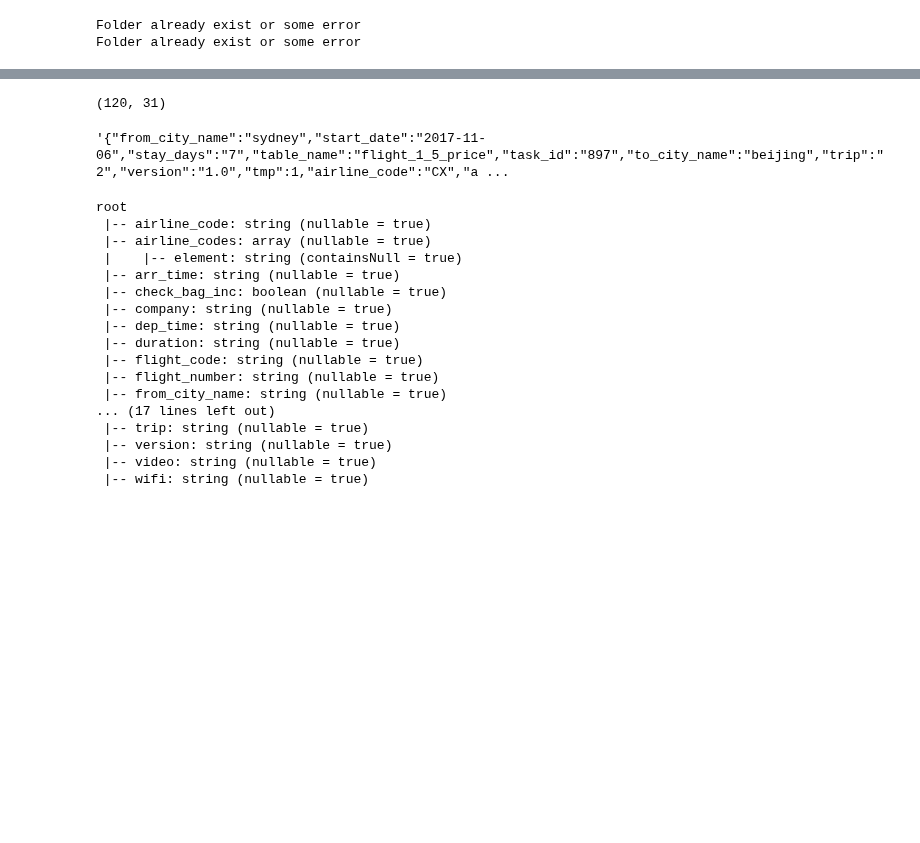
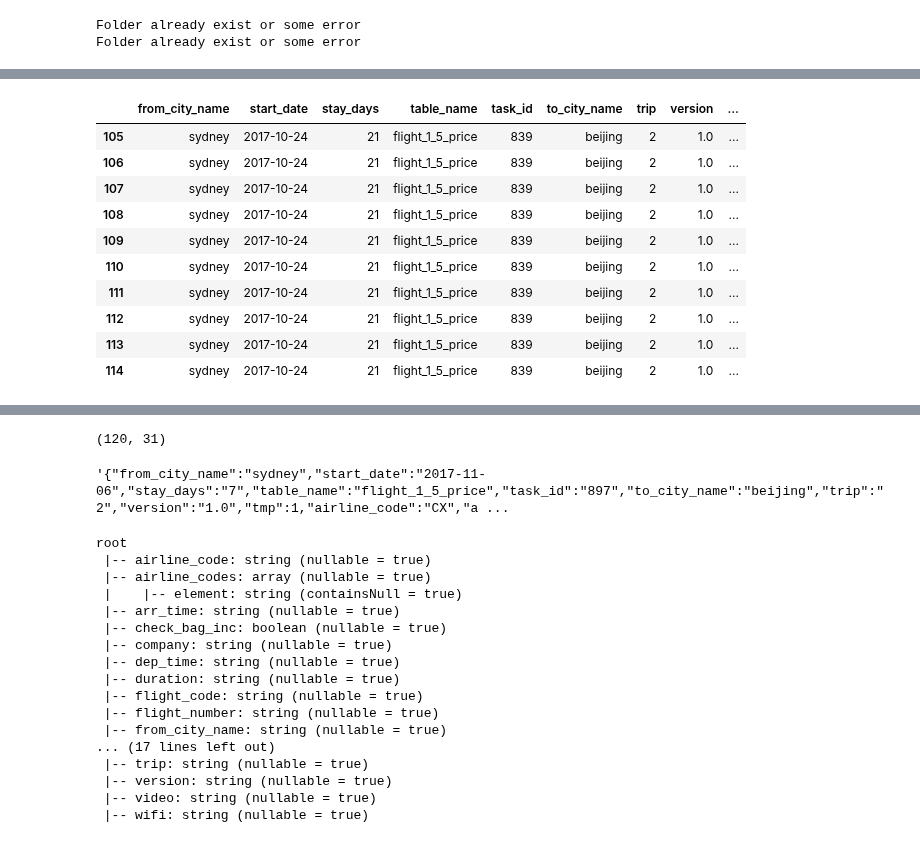
Before and after one commit to zemingyu/flight, a Jupyter notebook: test_pyspark.ipynb, the cells around one changed output, grey strips where cells are left out. Drawn from its saved outputs; the diff is of its cells as text; code cells hidden in the pictures; blank space fills up the shorter version.

Commit message:
continue working on data conversion

```diff
--- a/test_pyspark.ipynb
+++ b/test_pyspark.ipynb
@@ -196,8 +196,7 @@ os.chdir('/home/ubuntu/s3/flight_1_5/extracted')
 # json_file_name = 'flight_1_5_price_2017-05-10_2017-11-06_2_7.txt'
 # pq_file_name = os.path.join(pq_fldr, json_file_name.replace('.jsonl','.parquet'))
 
-
-json_file_name = 'flight_1_5_price_2017-05-10_2017-11-06_2_*.txt'
+json_file_name = 'flight_1_5_price_2017-05-10_2017-06-10*.txt'
 jsonl_file_name = os.path.join(comb_fldr, json_file_name.replace('.txt','.jsonl'))
 
 # 'flight_1_5_price_2017-05-[8|9|10]*.txt'
@@ -219,25 +233,45 @@ pd.options.display.max_columns = 99
 
 flat_table_list = []  # a list
 
+
+ext_fldr = '/home/ubuntu/s3/flight_1_5/extracted'
 comb_fldr = '/home/ubuntu/s3/comb'
-os.chdir(comb_fldr)
+# os.chdir(comb_fldr)
+# file_list = os.listdir(comb_fldr)
 
-jsonl_file = os.path.join(comb_fldr, json_file_name.replace('.txt','.jsonl'))
+aggDF = pd.DataFrame() #aggregate dataframe to hold all individual dataframes
 
-file_list = os.listdir(comb_fldr)
-# file_list = jsonl_file
-# print(file_list)
-
-for file in file_list:
+# for file in glob.glob(os.path.join(ext_fldr, "flight_1_5_price_2017-05-10*.txt")):
+for file in glob.glob(os.path.join(ext_fldr, "flight_1_5_price_2017-05-09*.txt")):
     with open(file) as f:
         flat_table = []  # a list
         d = json.load(f)
         flight_list = json_normalize(d['flight_list'])
         basic = json_normalize(d['basic'])
+
+        # create dataframe
+        basic2 = basic.drop('search_date', 1)
+        basic2['tmp'] = 1
+        flight_list['tmp'] = 1
+        DF = pd.merge(basic2, flight_list, on=['tmp'])
+        DF=DF.drop('tmp', 1)
+
+        # append
+        aggDF = aggDF.append(DF)
+
+# f = open("temp.jsonl", "w")
+
+# for row in DF.iterrows():
+#     row[1].to_json(f)
+#     f.write("\n")
+
+# f.close()
+
+
 #         print(basic)
 #         print(len(flight_list))
-        for flight_price in flight_list:
-            print(flight_price)
+#         for flight_price in flight_list:
+#             print(flight_price)
 #             flat_row=[]
 # #             flat_row.append(basic)
 # #             flat_row.append(flight_price)
@@ -283,0 +336,15 @@ wifi
+# %%
+testDF2 = testDF = aggDF.tail(10)
+testDF2
+# %% [output]
+|  | from_city_name | start_date | stay_days | table_name | task_id | to_city_name | trip | version | ... |
+| 105 | sydney | 2017-10-24 | 21 | flight_1_5_price | 839 | beijing | 2 | 1.0 | ... |
+| 106 | sydney | 2017-10-24 | 21 | flight_1_5_price | 839 | beijing | 2 | 1.0 | ... |
+| 107 | sydney | 2017-10-24 | 21 | flight_1_5_price | 839 | beijing | 2 | 1.0 | ... |
+| 108 | sydney | 2017-10-24 | 21 | flight_1_5_price | 839 | beijing | 2 | 1.0 | ... |
+| 109 | sydney | 2017-10-24 | 21 | flight_1_5_price | 839 | beijing | 2 | 1.0 | ... |
+| 110 | sydney | 2017-10-24 | 21 | flight_1_5_price | 839 | beijing | 2 | 1.0 | ... |
+| 111 | sydney | 2017-10-24 | 21 | flight_1_5_price | 839 | beijing | 2 | 1.0 | ... |
+| 112 | sydney | 2017-10-24 | 21 | flight_1_5_price | 839 | beijing | 2 | 1.0 | ... |
+| 113 | sydney | 2017-10-24 | 21 | flight_1_5_price | 839 | beijing | 2 | 1.0 | ... |
+| 114 | sydney | 2017-10-24 | 21 | flight_1_5_price | 839 | beijing | 2 | 1.0 | ... |
```
Also changed, not shown: parts of 22 cells of this notebook, 2 other files.
